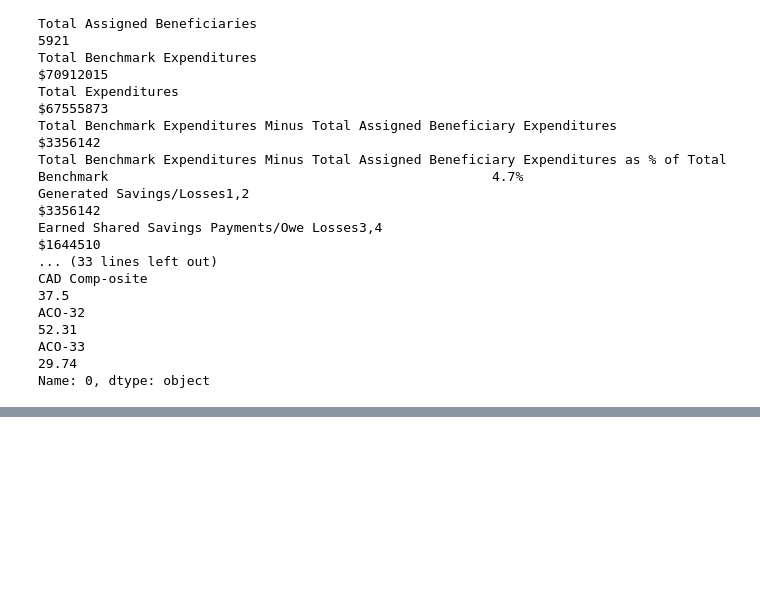
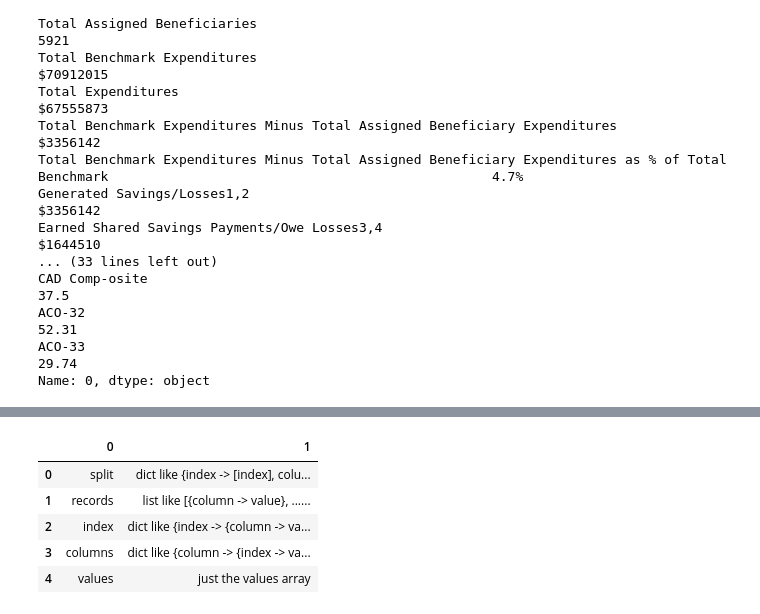
Before and after one commit to aihill/slucor-hds5210-2018-1, a Jupyter notebook: week07/week07-files.ipynb, the cells around one changed output, grey strips where cells are left out. Drawn from its saved outputs; the diff is of its cells as text; code cells hidden in the pictures; blank space fills up the shorter version.

```diff
--- a/week07/week07-files.ipynb
+++ b/week07/week07-files.ipynb
@@ -259,0 +292,9 @@ Name: 0, dtype: object
+# %%
+tbls[1]
+# %% [output]
+|  | 0 | 1 |
+| 0 | split | dict like {index -> [index], colu... |
+| 1 | records | list like [{column -> value}, ...... |
+| 2 | index | dict like {index -> {column -> va... |
+| 3 | columns | dict like {column -> {index -> va... |
+| 4 | values | just the values array |
```
Also changed, not shown: parts of 4 cells of this notebook, 1 other file.
